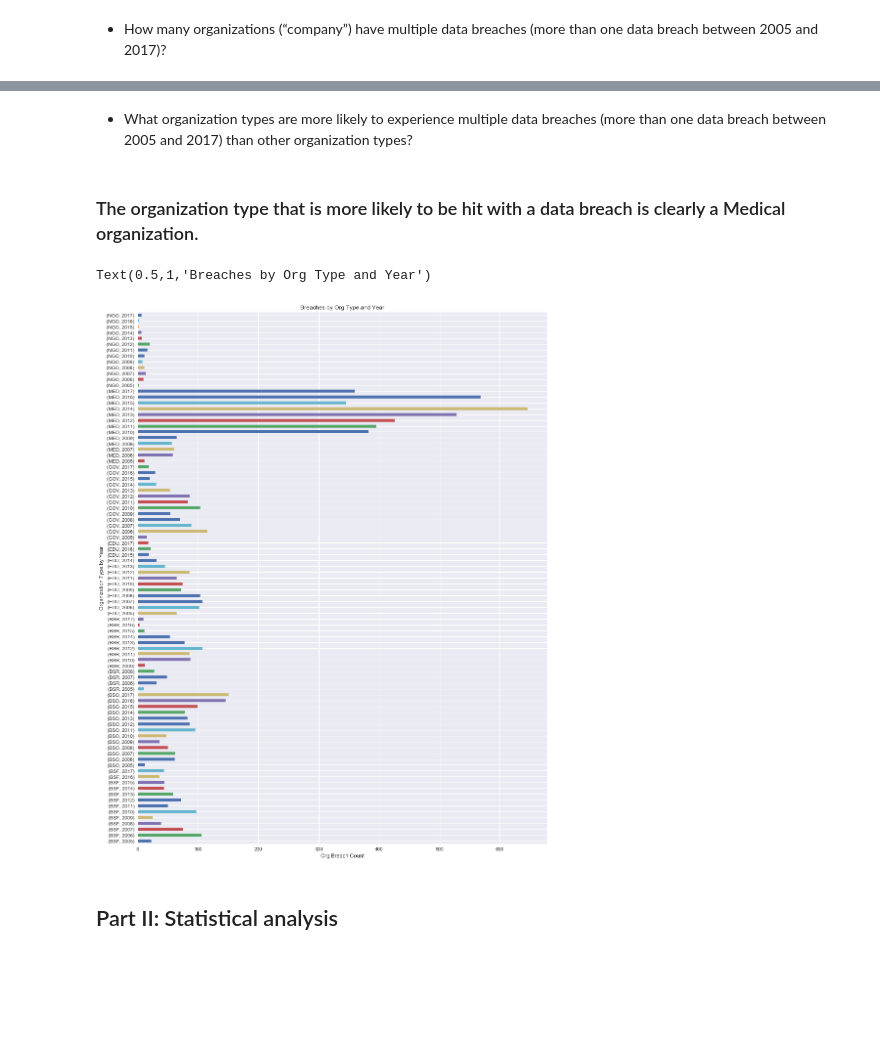
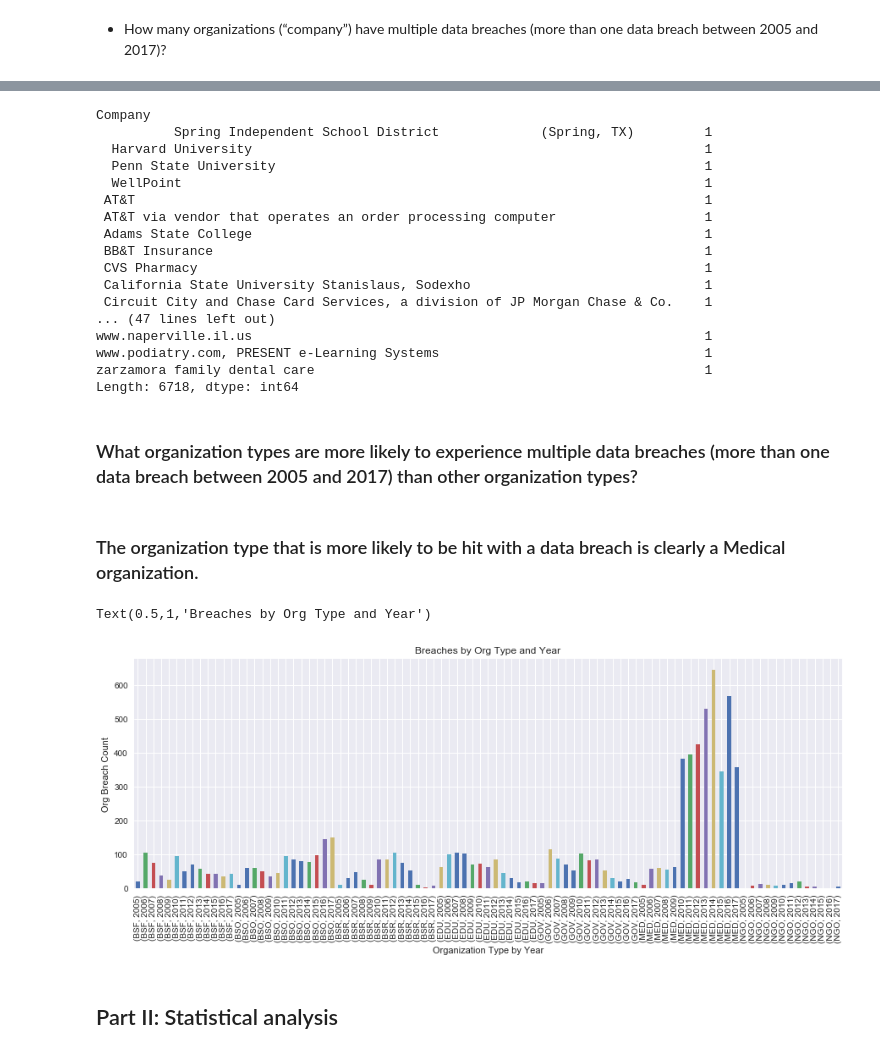
Before and after one commit to dmrod01/Capstone, a Jupyter notebook: Business Questions and Support .ipynb, the cells around one changed output, grey strips where cells are left out. Drawn from its saved outputs; the diff is of its cells as text; code cells hidden in the pictures; blank space fills up the shorter version.

```diff
--- a/Business Questions and Support .ipynb
+++ b/Business Questions and Support .ipynb
@@ -580 +607,4 @@ Approximately 1150
+# %%
+# Convert year to string to get meaningful statistics
+df_time['Company'] = df_time['Company'].astype(str)
 # %%
@@ -609,5 +648,25 @@ df_breach_gt_one.Company.count()
+# %%
+df_time.groupby('Company').size()
+# %% [output]
+Company
+          Spring Independent School District             (Spring, TX)         1
+  Harvard University                                                          1
+  Penn State University                                                       1
+  WellPoint                                                                   1
+ AT&T                                                                         1
+ AT&T via vendor that operates an order processing computer                   1
+ Adams State College                                                          1
+ BB&T Insurance                                                               1
+ CVS Pharmacy                                                                 1
+ California State University Stanislaus, Sodexho                              1
+ Circuit City and Chase Card Services, a division of JP Morgan Chase & Co.    1
+... (47 lines left out)
+www.naperville.il.us                                                          1
+www.podiatry.com, PRESENT e-Learning Systems                                  1
+zarzamora family dental care                                                  1
+Length: 6718, dtype: int64
 # %% [markdown]
-- What organization types are more likely to experience multiple data breaches (more than one data breach between 2005 and         2017) than other organization types?
+### What organization types are more likely to experience multiple data breaches (more than one data breach between 2005 and         2017) than other organization types?
 # %% [markdown]
 ### The organization type that is more likely to be hit with a data breach is clearly a Medical organization.
 # %%
@@ -616,15 +675,15 @@ df_org_year = df_time.groupby(['Organization_Type', 'Breach_Year']).size()
 # %%
 # breaches bar graph
 bins = 104
 #plt.figure
-plt.figure(bins, figsize=(15,20))
-df_org_year.plot(kind='barh', stacked=True)
-plt.xlabel('Org Breach Count')
-plt.ylabel('Organization Type by Year')
+plt.figure(bins, figsize=(15,5))
+df_org_year.plot(kind='bar', stacked=True)
+plt.xlabel('Organization Type by Year')
+plt.ylabel('Org Breach Count')
 plt.title("Breaches by Org Type and Year")
 # %% [output]
 Text(0.5,1,'Breaches by Org Type and Year')
-[figure, old version]
+[figure, new version]
 # %% [markdown]
 ## Part II: Statistical analysis
 # %% [markdown]
```
Also changed, not shown: parts of 29 cells of this notebook, 2 other files.
